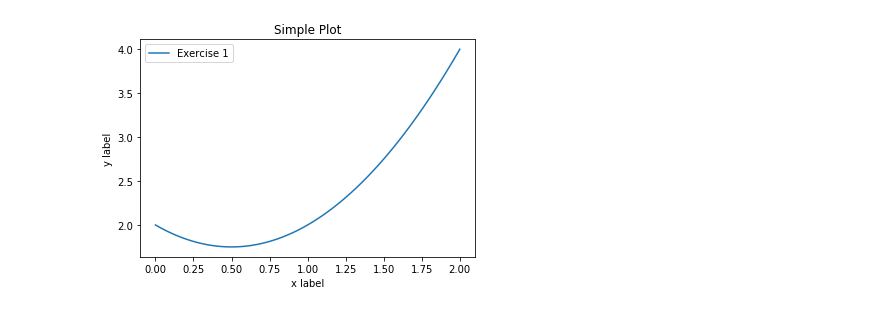
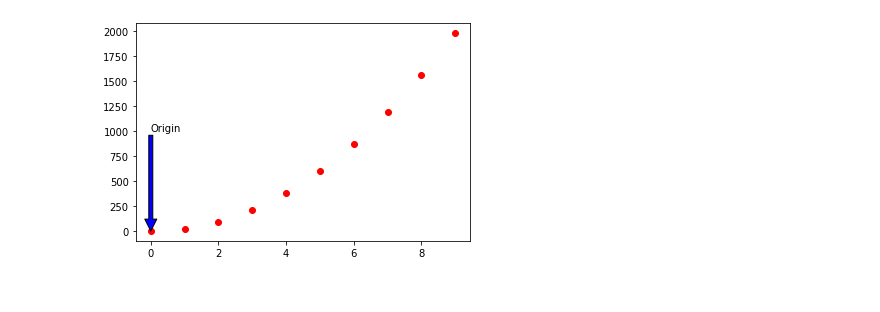
Before and after one commit to flambuth/python-exercises, a Jupyter notebook: 4.6.1_matplotlib_exercises.ipynb, the cells around one changed output. Drawn from its saved outputs; the diff is of its cells as text; code cells hidden in the pictures.

```diff
--- a/4.6.1_matplotlib_exercises.ipynb
+++ b/4.6.1_matplotlib_exercises.ipynb
@@ -1,20 +1,11 @@
 # %%
 import numpy as np
 import matplotlib.pyplot as plt
-# %%
-x = np.linspace(0, 2, 100)
-
-plt.plot(x, x**2 - x + 2, label='Exercise 1')
-# plt.plot(x, x**2, label='quadratic')
-# plt.plot(x, x**3, label='cubic')
-
-plt.xlabel('x label')
-plt.ylabel('y label')
-
-plt.title("Simple Plot")
-
-plt.legend()
-
-plt.show()
-# %% [output]
-[figure, removed]
+# %%
+#1
+x = np.arange(0,50,5)
+plt.plot(x**2 - x + 2,'ro')
+plt.annotate('Origin', xy=(0, 0), xytext=(0, 1000), arrowprops={'facecolor': 'blue'})
+plt.show()
+# %% [output]
+[figure, added]
```
Also changed, not shown: parts of 7 cells of this notebook, 1 other file.
